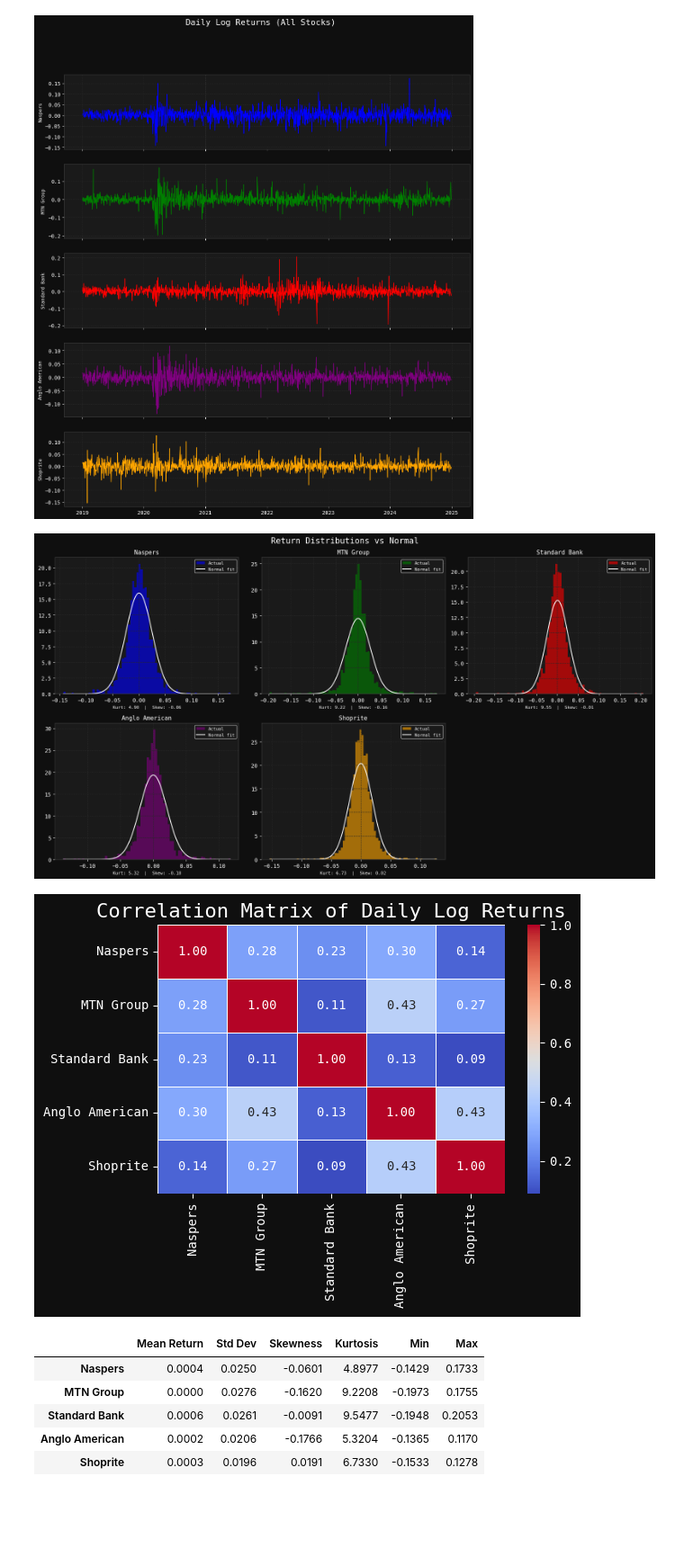
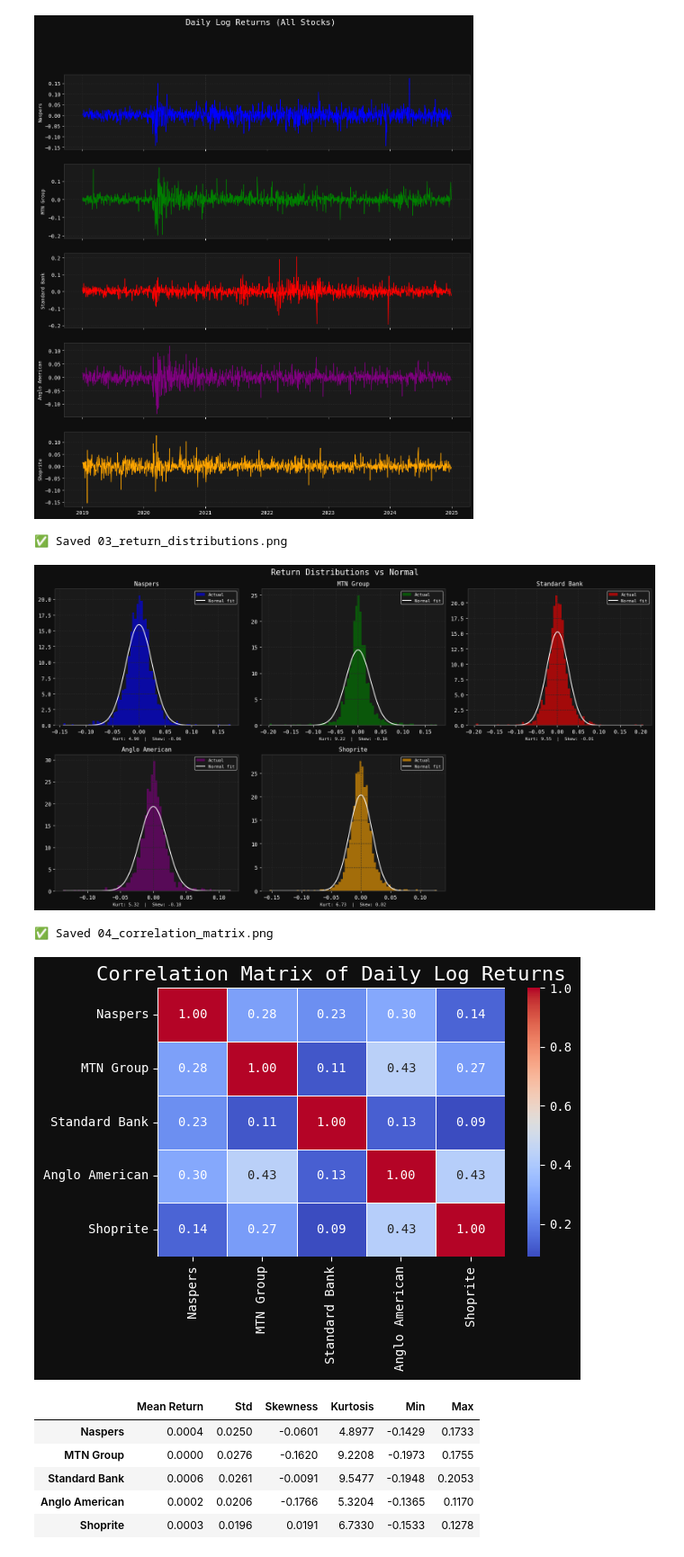
Before and after one commit to Ewulo/jse-risk-analyzer, a Jupyter notebook: notebooks/02_eda.ipynb, the cells around one changed output. Shown at 90% size. Saved outputs shown, nothing was run; the diff lists cells and outputs as text; code cells hidden in the pictures; blank space fills up the shorter version.

```diff
--- a/notebooks/02_eda.ipynb
+++ b/notebooks/02_eda.ipynb
@@ -117,7 +118,7 @@ plot_all_returns(returns, COLORS)
 <Figure size 640x480 with 0 Axes>
 [figure]
 # %%
-
+# figure setup for return distribution plots and normal fit
 fig, axes = plt.subplots(2, 3, figsize=(16, 9))
 fig.suptitle("Return Distributions vs Normal", fontsize=15)
 axes = axes.flatten()
@@ -147,30 +148,40 @@ for i, (col, color) in enumerate(zip(returns.columns, COLORS)):
 axes[-1].set_visible(False)   # hide 6th empty subplot
 
 plt.tight_layout()
+plt.savefig("../outputs/03_return_distributions.png", dpi=150, bbox_inches="tight")
+print("✅ Saved 03_return_distributions.png")
 
 plt.show()
 # %% [output]
+✅ Saved 03_return_distributions.png
 [figure]
 # %%
+
 corr = returns.corr()
 sns.heatmap(corr, annot=True, cmap="coolwarm", fmt=".2f", linewidths=0.5)
 plt.title("Correlation Matrix of Daily Log Returns", fontsize=16)
+plt.savefig("../outputs/04_correlation_matrix.png", dpi=150, bbox_inches="tight")
+print("✅ Saved 04_correlation_matrix.png")
 plt.tight_layout()
 # %% [output]
+✅ Saved 04_correlation_matrix.png
 [figure]
 # %%
+"""mean means average return, std measures volatility, skewness shows asymmetry(either left or right),
+ kurtosis indicates tail risk, min and max show range of returns
+"""
 summary = pd.DataFrame({
     "Mean Return":   returns.mean(),
-    "Std Dev":       returns.std(),
+    "Std":       returns.std(),
     "Skewness":      returns.skew(),
     "Kurtosis":      returns.kurt(),
     "Min":           returns.min(),
     "Max":           returns.max(),
 }).round(4)
 
 summary
 # %% [output]
-|  | Mean Return | Std Dev | Skewness | Kurtosis | Min | Max |
+|  | Mean Return | Std | Skewness | Kurtosis | Min | Max |
 | Naspers | 0.0004 | 0.0250 | -0.0601 | 4.8977 | -0.1429 | 0.1733 |
 | MTN Group | 0.0000 | 0.0276 | -0.1620 | 9.2208 | -0.1973 | 0.1755 |
 | Standard Bank | 0.0006 | 0.0261 | -0.0091 | 9.5477 | -0.1948 | 0.2053 |
```
Also changed, not shown: parts of 1 cell of this notebook, 2 other files.
